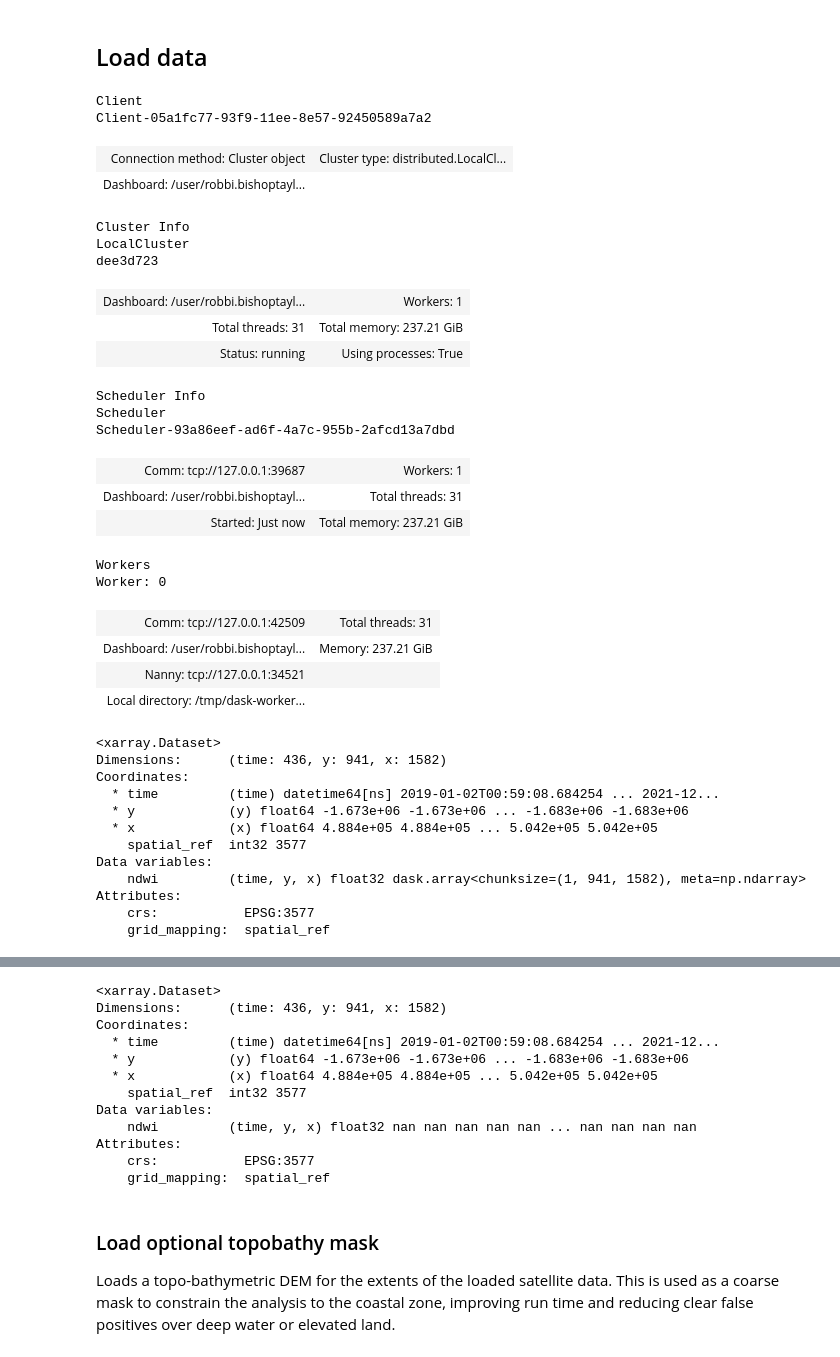
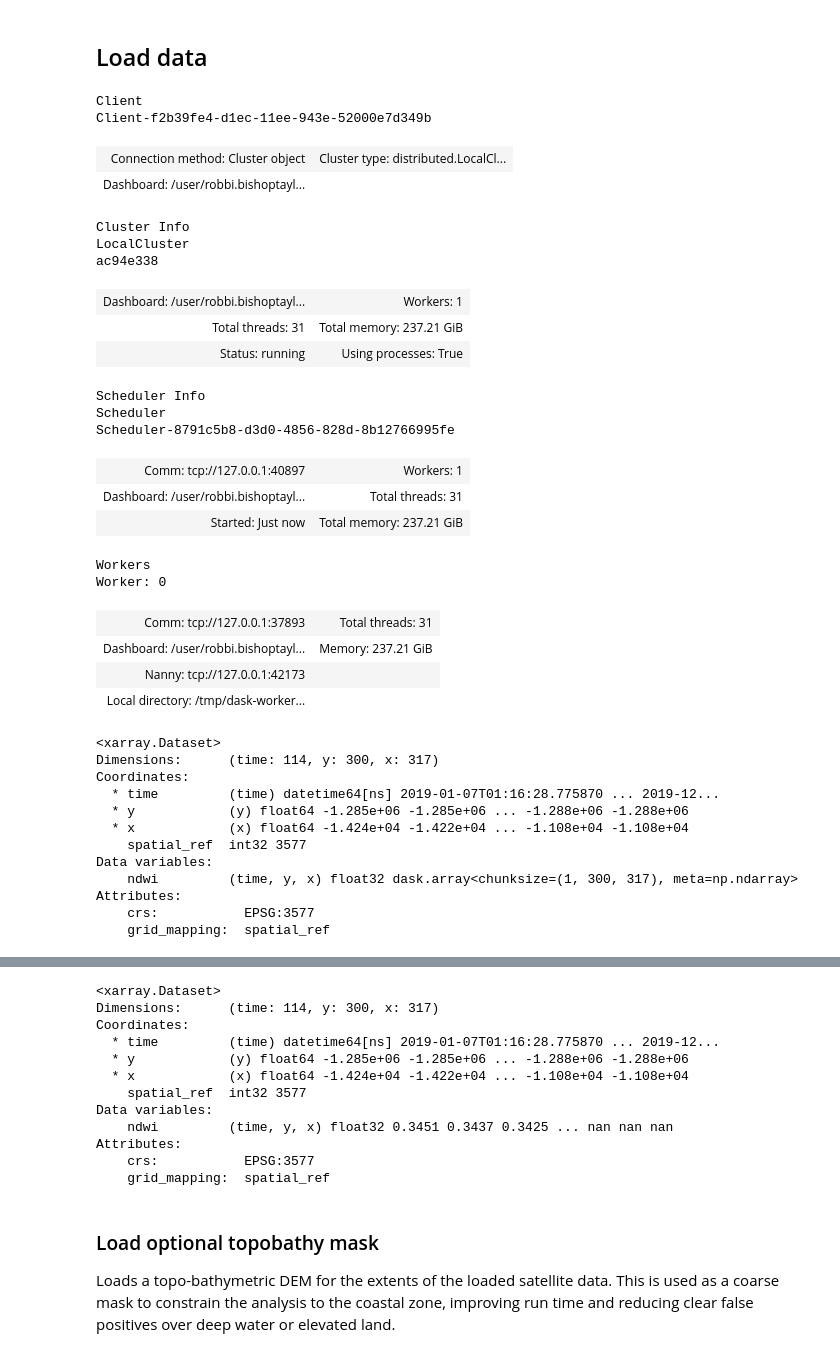
Before and after one commit to GeoscienceAustralia/dea-intertidal, a Jupyter notebook: notebooks/Intertidal_elevation.ipynb, the cells around one changed output, grey strips where cells are left out. Saved outputs shown, nothing was run; the diff lists cells and outputs as text; code cells hidden in the pictures.

```diff
--- a/notebooks/Intertidal_elevation.ipynb
+++ b/notebooks/Intertidal_elevation.ipynb
@@ -57,7 +54,7 @@ from intertidal.utils import export_intertidal_rasters
 # %%
 # Intertidal Elevation variables
 start_date = "2019"  # Start date for analysis
-end_date = "2021"  # End date for analysis
+end_date = "2019"  # End date for analysis
 resolution = 10  # Spatial resolution used for output files
 crs = "EPSG:3577"  # Coordinate Reference System (CRS) to use for output files
 ndwi_thresh = 0.1  # Threshold used to identify dry/wet transition
@@ -92,7 +89,7 @@ geom = None  # Use GridSpec to load study area, not a custom geom
 ##### Option 3: load study area using interactive map
 # %%
 # Set study area name for outputs
-study_area = "testing18"
+study_area = "testing"
 
 # Plot interactive map to select area
 basemap = basemap_to_tiles(basemaps.Esri.WorldImagery)
@@ -112,57 +109,56 @@ dc = datacube.Datacube(app="Intertidal_elevation")
 # Create local dask cluster to improve data load time
 client = create_local_dask_cluster(return_client=True)
 
-satellite_ds = load_data(
+satellite_ds, _, _ = load_data(
     dc=dc,
     study_area=study_area,
     geom=geom,
     time_range=(start_date, end_date),
     resolution=resolution,
     crs=crs,
     include_s2=True,
     include_ls=True,
     filter_gqa=filter_gqa,
     max_cloudcover=90,
     skip_broken_datasets=True,
-    # mask_sunglint=22
 )
 
 print(satellite_ds)
 
 # Load data
 satellite_ds.load()
 # %% [output]
 Client
-Client-05a1fc77-93f9-11ee-8e57-92450589a7a2
+Client-f2b39fe4-d1ec-11ee-943e-52000e7d349b
 | Connection method: Cluster object | Cluster type: distributed.LocalCl... |
 | Dashboard: /user/robbi.bishoptayl... |  |
 Cluster Info
 LocalCluster
-dee3d723
+ac94e338
 | Dashboard: /user/robbi.bishoptayl... | Workers: 1 |
 | Total threads: 31 | Total memory: 237.21 GiB |
 | Status: running | Using processes: True |
 Scheduler Info
 Scheduler
-Scheduler-93a86eef-ad6f-4a7c-955b-2afcd13a7dbd
+Scheduler-8791c5b8-d3d0-4856-828d-8b12766995fe
-| Comm: tcp://127.0.0.1:39687 | Workers: 1 |
+| Comm: tcp://127.0.0.1:40897 | Workers: 1 |
 | Dashboard: /user/robbi.bishoptayl... | Total threads: 31 |
 | Started: Just now | Total memory: 237.21 GiB |
 Workers
 Worker: 0
-| Comm: tcp://127.0.0.1:42509 | Total threads: 31 |
+| Comm: tcp://127.0.0.1:37893 | Total threads: 31 |
 | Dashboard: /user/robbi.bishoptayl... | Memory: 237.21 GiB |
-| Nanny: tcp://127.0.0.1:34521 |  |
+| Nanny: tcp://127.0.0.1:42173 |  |
 | Local directory: /tmp/dask-worker... |  |
 <xarray.Dataset>
-Dimensions:      (time: 436, y: 941, x: 1582)
+Dimensions:      (time: 114, y: 300, x: 317)
 Coordinates:
-  * time         (time) datetime64[ns] 2019-01-02T00:59:08.684254 ... 2021-12...
-  * y            (y) float64 -1.673e+06 -1.673e+06 ... -1.683e+06 -1.683e+06
-  * x            (x) float64 4.884e+05 4.884e+05 ... 5.042e+05 5.042e+05
+  * time         (time) datetime64[ns] 2019-01-07T01:16:28.775870 ... 2019-12...
+  * y            (y) float64 -1.285e+06 -1.285e+06 ... -1.288e+06 -1.288e+06
+  * x            (x) float64 -1.424e+04 -1.422e+04 ... -1.108e+04 -1.108e+04
     spatial_ref  int32 3577
 Data variables:
-    ndwi         (time, y, x) float32 dask.array<chunksize=(1, 941, 1582), meta=np.ndarray>
+    ndwi         (time, y, x) float32 dask.array<chunksize=(1, 300, 317), meta=np.ndarray>
 Attributes:
     crs:           EPSG:3577
     grid_mapping:  spatial_ref
@@ -171,12 +167,12 @@ Wall time: 59.6 s
 <xarray.Dataset>
-Dimensions:      (time: 436, y: 941, x: 1582)
+Dimensions:      (time: 114, y: 300, x: 317)
 Coordinates:
-  * time         (time) datetime64[ns] 2019-01-02T00:59:08.684254 ... 2021-12...
-  * y            (y) float64 -1.673e+06 -1.673e+06 ... -1.683e+06 -1.683e+06
-  * x            (x) float64 4.884e+05 4.884e+05 ... 5.042e+05 5.042e+05
+  * time         (time) datetime64[ns] 2019-01-07T01:16:28.775870 ... 2019-12...
+  * y            (y) float64 -1.285e+06 -1.285e+06 ... -1.288e+06 -1.288e+06
+  * x            (x) float64 -1.424e+04 -1.422e+04 ... -1.108e+04 -1.108e+04
     spatial_ref  int32 3577
 Data variables:
-    ndwi         (time, y, x) float32 nan nan nan nan nan ... nan nan nan nan
+    ndwi         (time, y, x) float32 0.3451 0.3437 0.3425 ... nan nan nan
 Attributes:
     crs:           EPSG:3577
     grid_mapping:  spatial_ref
```
Also changed, not shown: parts of 145 cells of this notebook, 15 other files.
